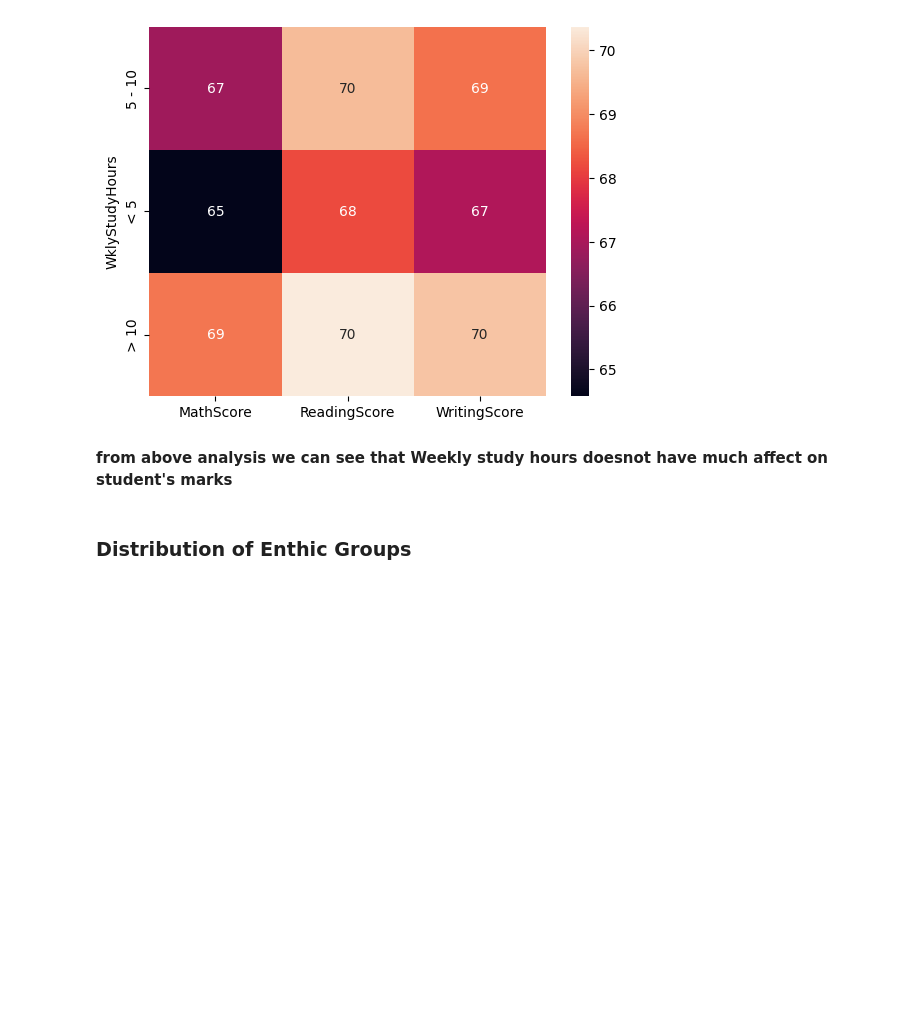
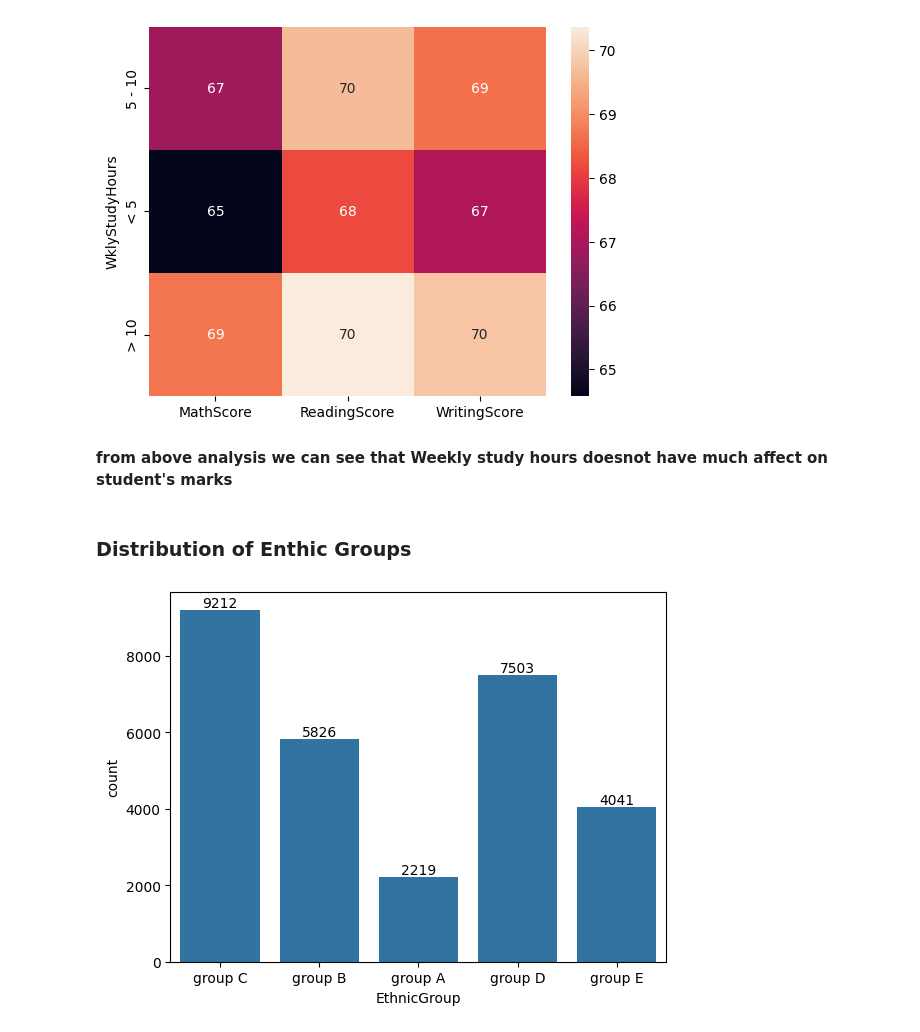
Before and after one commit to Developewithkaushik/Students_exam_score_analysis, a Jupyter notebook: Students_exam_score_analysis.ipynb, the cells around one changed output. Drawn from its saved outputs; the diff is of its cells as text; code cells hidden in the pictures; blank space fills up the shorter version.

```diff
--- a/Students_exam_score_analysis.ipynb
+++ b/Students_exam_score_analysis.ipynb
@@ -167,3 +167,10 @@ plt.show()
 **from above analysis we can see that Weekly study hours doesnot have much affect on student's marks**
 # %% [markdown]
 ### Distribution of Enthic Groups
+# %%
+# lets see the no. of student in each ethnic group
+ax=sns.countplot(data=df,x="EthnicGroup")
+for bars in ax.containers:           # useing this to display the number/count above each bar
+    ax.bar_label(bars)
+# %% [output]
+[figure, added]
```
Also changed, not shown: parts of 4 cells of this notebook.
